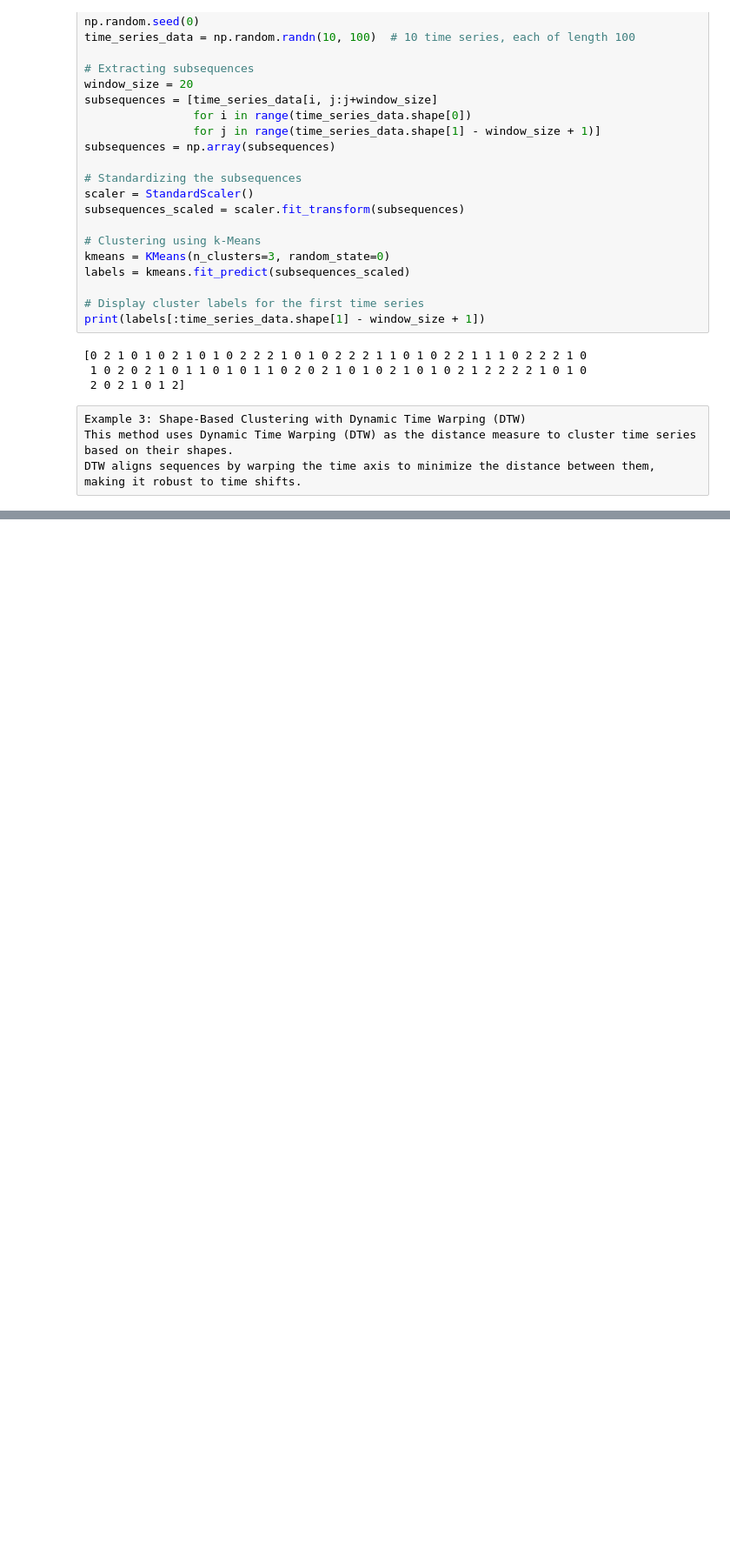
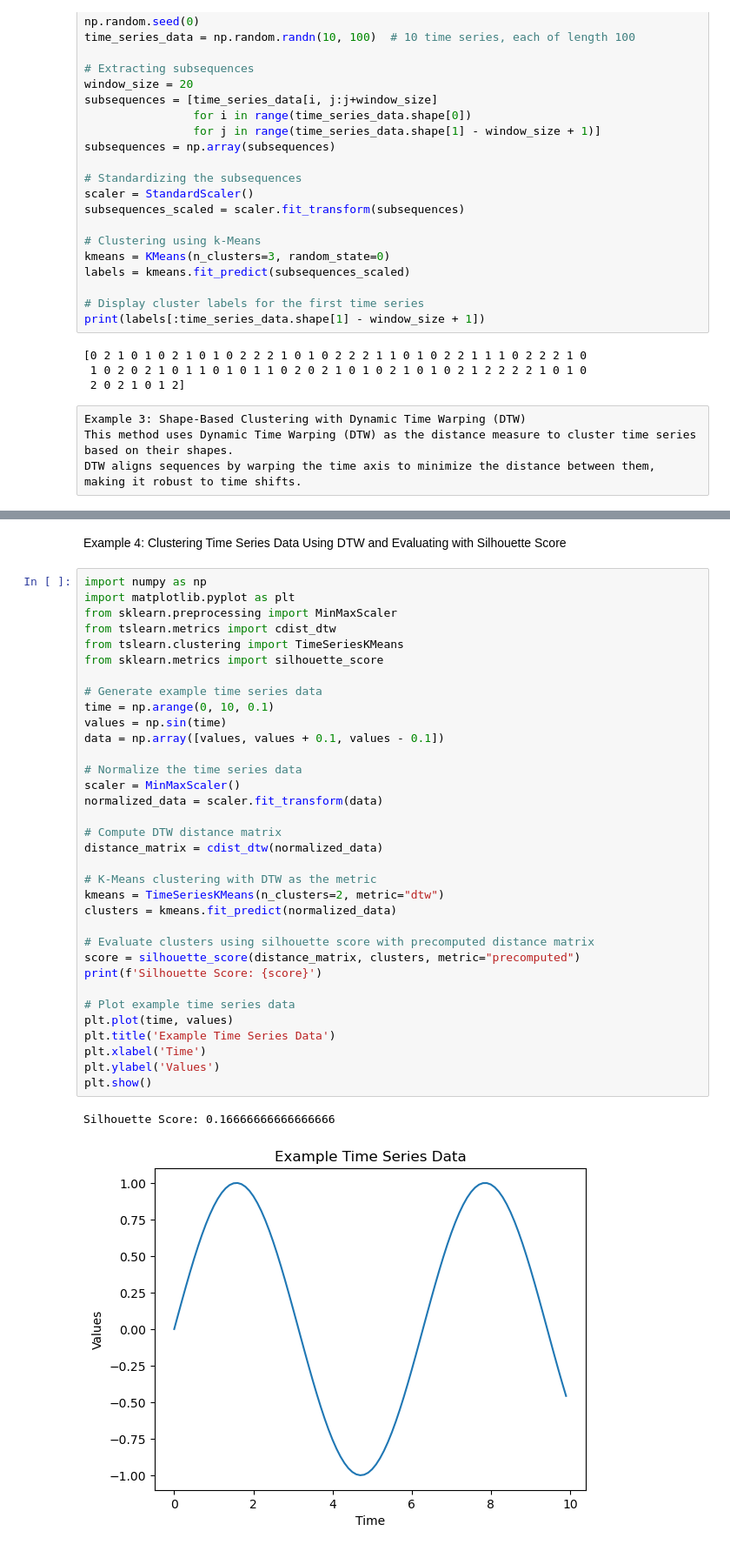
Before and after one commit to BMMUGOMBA/Time_Series, a Jupyter notebook: Clustering_Tutorial.ipynb, the cells around one changed output, grey strips where cells are left out. Shown: that part at 87% size. Drawn from its saved outputs; the diff is of its cells as text; blank space fills up the shorter version.

```diff
--- a/Clustering_Tutorial.ipynb
+++ b/Clustering_Tutorial.ipynb
@@ -106,0 +109,39 @@ print(labels)
+# %% [markdown]
+Example 4: Clustering Time Series Data Using DTW and Evaluating with Silhouette Score
+# %%
+import numpy as np
+import matplotlib.pyplot as plt
+from sklearn.preprocessing import MinMaxScaler
+from tslearn.metrics import cdist_dtw
+from tslearn.clustering import TimeSeriesKMeans
+from sklearn.metrics import silhouette_score
+
+# Generate example time series data
+time = np.arange(0, 10, 0.1)
+values = np.sin(time)
+data = np.array([values, values + 0.1, values - 0.1])
+
+# Normalize the time series data
+scaler = MinMaxScaler()
+normalized_data = scaler.fit_transform(data)
+
+# Compute DTW distance matrix
+distance_matrix = cdist_dtw(normalized_data)
+
+# K-Means clustering with DTW as the metric
+kmeans = TimeSeriesKMeans(n_clusters=2, metric="dtw")
+clusters = kmeans.fit_predict(normalized_data)
+
+# Evaluate clusters using silhouette score with precomputed distance matrix
+score = silhouette_score(distance_matrix, clusters, metric="precomputed")
+print(f'Silhouette Score: {score}')
+
+# Plot example time series data
+plt.plot(time, values)
+plt.title('Example Time Series Data')
+plt.xlabel('Time')
+plt.ylabel('Values')
+plt.show()
+# %% [output]
+Silhouette Score: 0.16666666666666666
+[figure, added]
```
Also changed, not shown: parts of 1 cell of this notebook, 5 other files.
